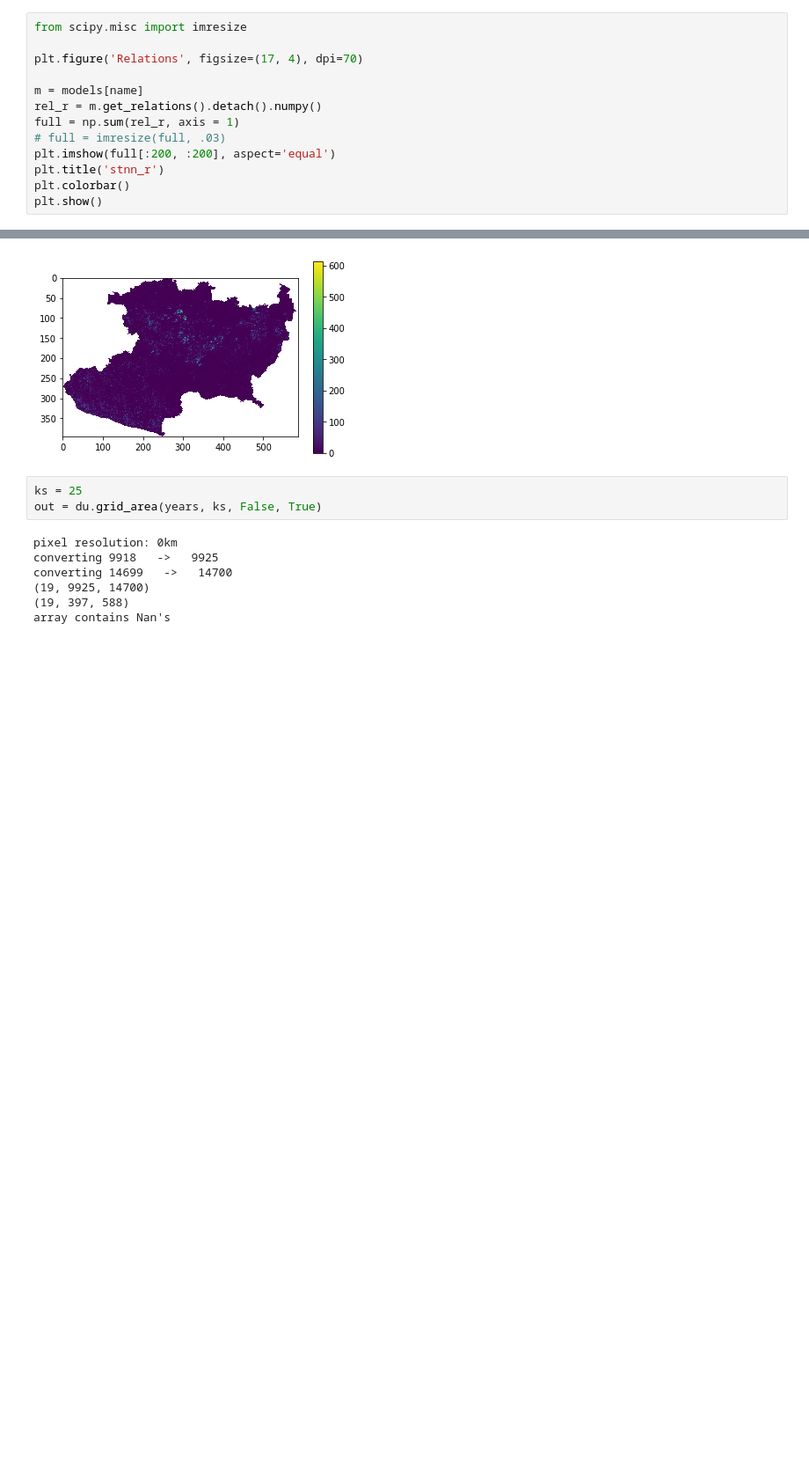
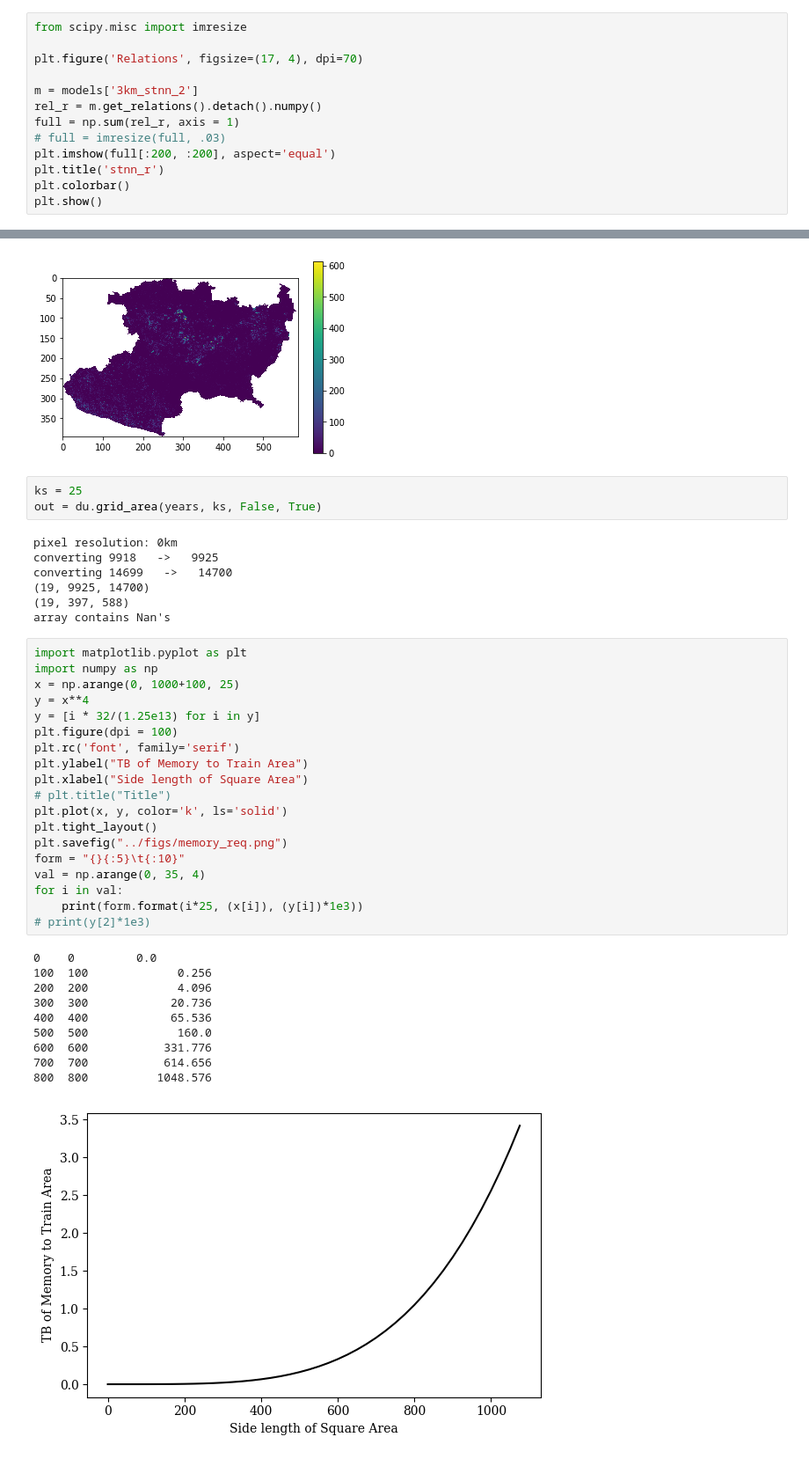
Before and after one commit to eamonbracht/Deforestation-Neural-Network, a Jupyter notebook: Defor - python.ipynb, the cells around one changed output, grey strips where cells are left out. Shown at 88% size. Cells and saved outputs as stored; diff of their text form; blank space fills up the shorter version.

```diff
--- a/Defor - python.ipynb
+++ b/Defor - python.ipynb
@@ -157,7 +180,7 @@ from scipy.misc import imresize
 
 plt.figure('Relations', figsize=(17, 4), dpi=70)
 
-m = models[name]
+m = models['3km_stnn_2']
 rel_r = m.get_relations().detach().numpy()
 full = np.sum(rel_r, axis = 1)
 # full = imresize(full, .03)
@@ -485,3 +505,33 @@ converting 14699   ->   14700
 (19, 9925, 14700)
 (19, 397, 588)
 array contains Nan's
+# %%
+import matplotlib.pyplot as plt
+import numpy as np
+x = np.arange(0, 1000+100, 25)
+y = x**4
+y = [i * 32/(1.25e13) for i in y]
+plt.figure(dpi = 100)
+plt.rc('font', family='serif')
+plt.ylabel("TB of Memory to Train Area")
+plt.xlabel("Side length of Square Area")
+# plt.title("Title")
+plt.plot(x, y, color='k', ls='solid')
+plt.tight_layout()
+plt.savefig("../figs/memory_req.png")
+form = "{}{:5}\t{:10}"
+val = np.arange(0, 35, 4)
+for i in val:
+    print(form.format(i*25, (x[i]), (y[i])*1e3))
+# print(y[2]*1e3)
+# %% [output]
+0    0         0.0
+100  100             0.256
+200  200             4.096
+300  300            20.736
+400  400            65.536
+500  500             160.0
+600  600           331.776
+700  700           614.656
+800  800          1048.576
+[figure, added]
```
Also changed, not shown: parts of 14 cells of this notebook, 3 other files.
